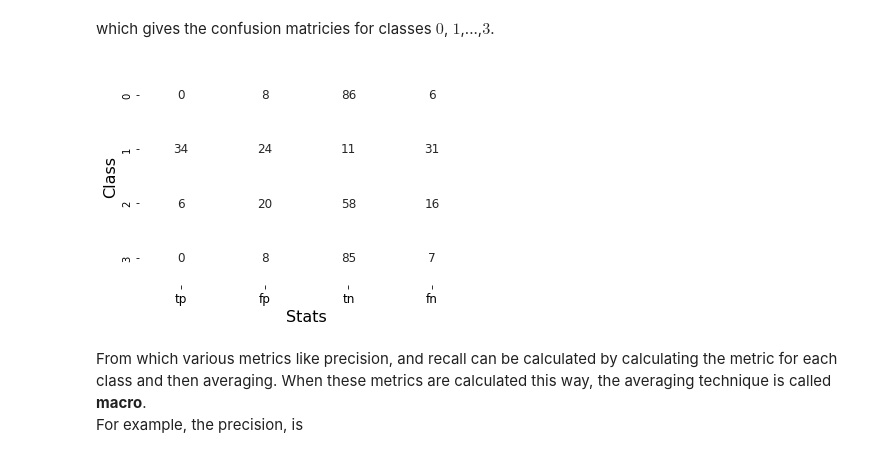
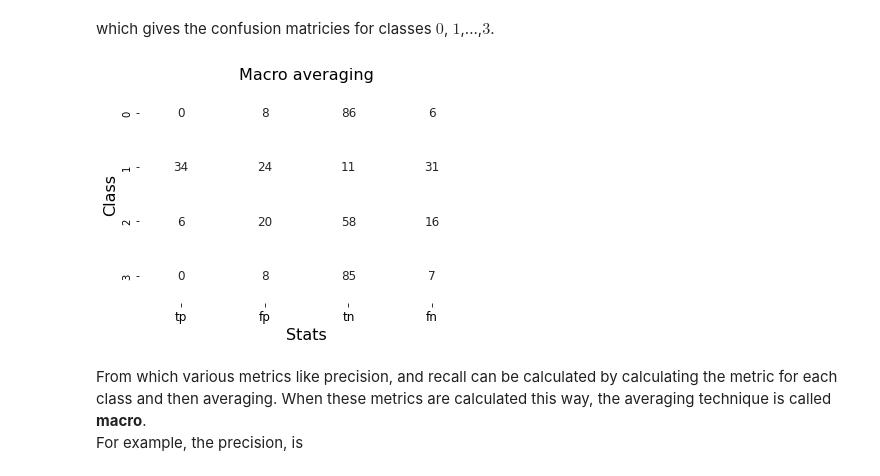
Before and after one commit to krishanr/fastpages, a Jupyter notebook: _notebooks/2022-8-18-multiclass_classification_metrics.ipynb, the cells around one changed output. Drawn from its saved outputs; the diff is of its cells as text; code cells hidden in the pictures.

```diff
--- a/_notebooks/2022-8-18-multiclass_classification_metrics.ipynb
+++ b/_notebooks/2022-8-18-multiclass_classification_metrics.ipynb
@@ -160,12 +161,13 @@ which gives the confusion matricies for classes $0$, $1$,...,$3$.
 # %%
 ax = sns.heatmap(torch.vstack([tp, fp, tn, fn]).T.numpy(),annot=True,
                  annot_kws={"fontsize":12},linewidths=2, cbar=False,cmap=ListedColormap(['white']))
 ax.set_xlabel("Stats", fontsize=16)
 ax.set_ylabel("Class", fontsize=16)
+ax.set_title("Macro averaging", fontsize=16)
 ax.set_xticklabels(["tp", "fp", "tn", "fn"], fontsize=12)
 plt.show()
 # %% [output]
-[figure, old version]
+[figure, new version]
 # %% [markdown]
 From which various metrics like precision, and recall can be calculated by calculating the metric for each class and then averaging. When these metrics are calculated this way, the averaging technique is called **macro**. <br/>
 For example, the precision, is
```
Also changed, not shown: parts of 3 cells of this notebook.
